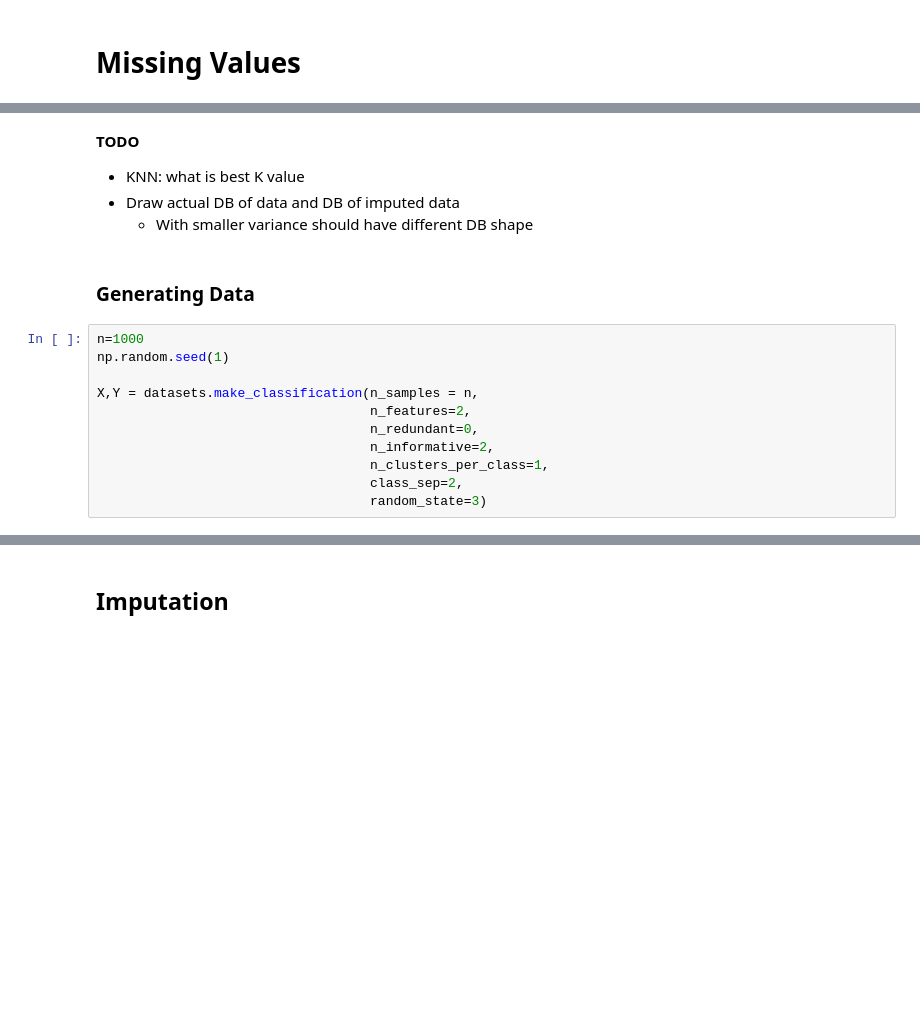
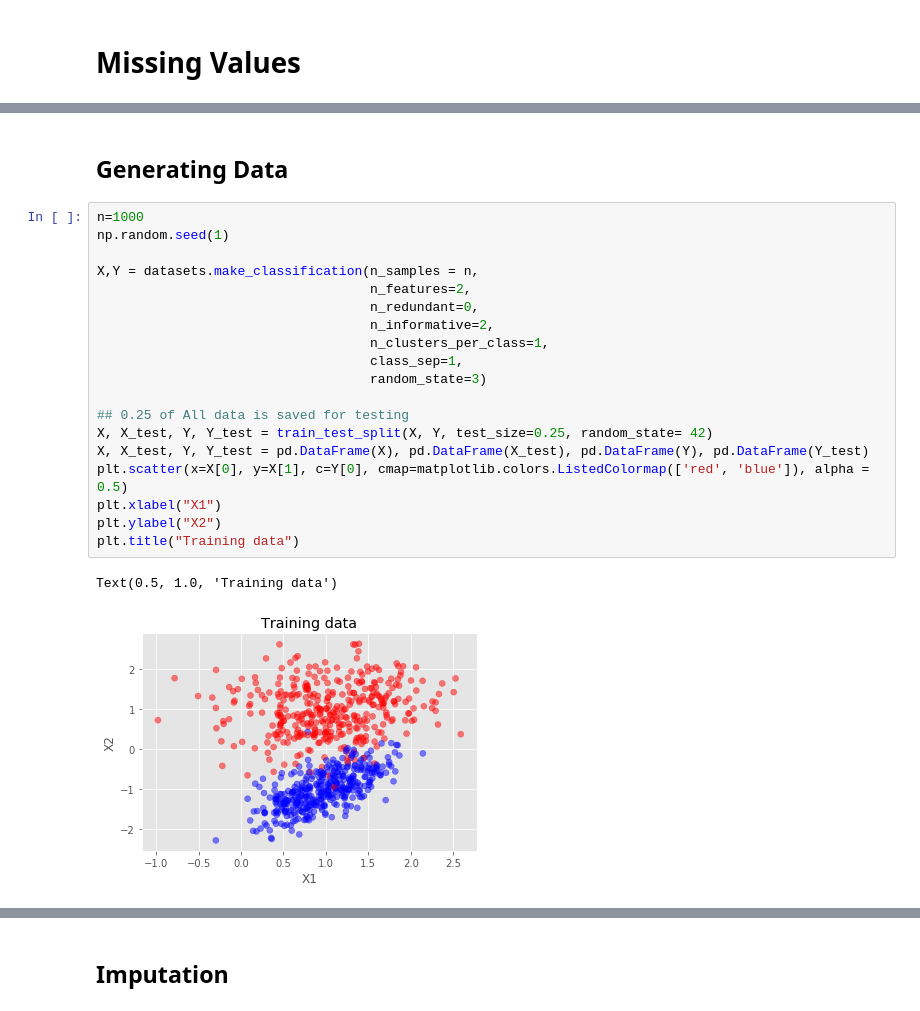
Before and after one commit to areichel90/DS5220-NaiveBayes, a Jupyter notebook: Missing_Values.ipynb, the cells around one changed output, grey strips where cells are left out. Drawn from its saved outputs; the diff is of its cells as text; blank space fills up the shorter version.

```diff
--- a/Missing_Values.ipynb
+++ b/Missing_Values.ipynb
@@ -22,19 +26,25 @@ Using TensorFlow backend.
-# %% [markdown]
-**TODO**
-- KNN: what is best K value
-- Draw actual DB of data and DB of imputed data
-    - With smaller variance should have different DB shape
 # %% [markdown]
-### Generating Data
+## Generating Data
-# %%
-n=1000
-np.random.seed(1)
-
-X,Y = datasets.make_classification(n_samples = n,
-                                   n_features=2,
-                                   n_redundant=0,
-                                   n_informative=2,
-                                   n_clusters_per_class=1,
-                                   class_sep=2,
-                                   random_state=3)
+# %%
+n=1000
+np.random.seed(1)
+
+X,Y = datasets.make_classification(n_samples = n,
+                                   n_features=2,
+                                   n_redundant=0,
+                                   n_informative=2,
+                                   n_clusters_per_class=1,
+                                   class_sep=1,
+                                   random_state=3)
+
+## 0.25 of All data is saved for testing
+X, X_test, Y, Y_test = train_test_split(X, Y, test_size=0.25, random_state= 42)
+X, X_test, Y, Y_test = pd.DataFrame(X), pd.DataFrame(X_test), pd.DataFrame(Y), pd.DataFrame(Y_test)
+plt.scatter(x=X[0], y=X[1], c=Y[0], cmap=matplotlib.colors.ListedColormap(['red', 'blue']), alpha = 0.5)
+plt.xlabel("X1")
+plt.ylabel("X2")
+plt.title("Training data")
+# %% [output]
+Text(0.5, 1.0, 'Training data')
+[figure, added]
 # %%
```
Also changed, not shown: parts of 38 cells of this notebook.
